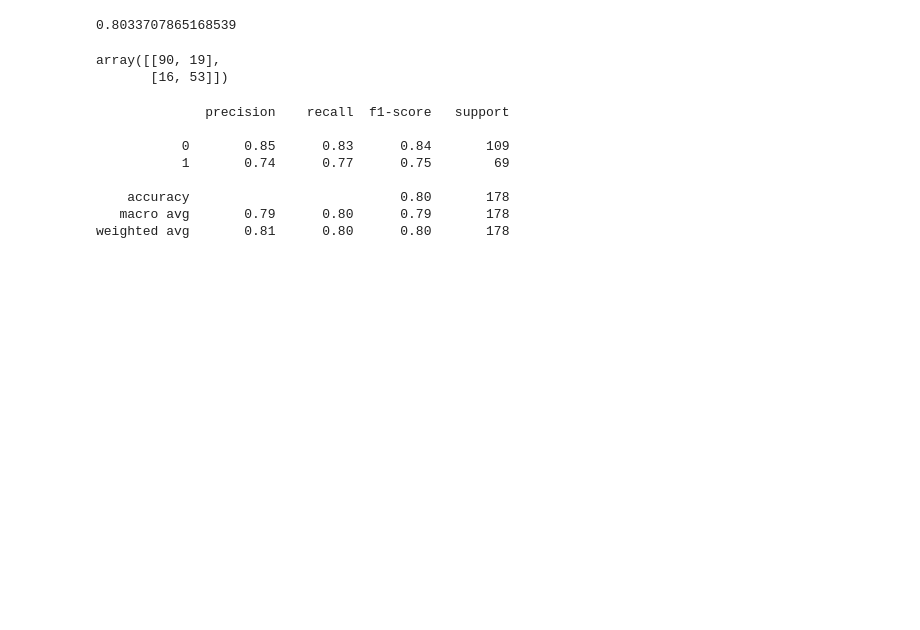
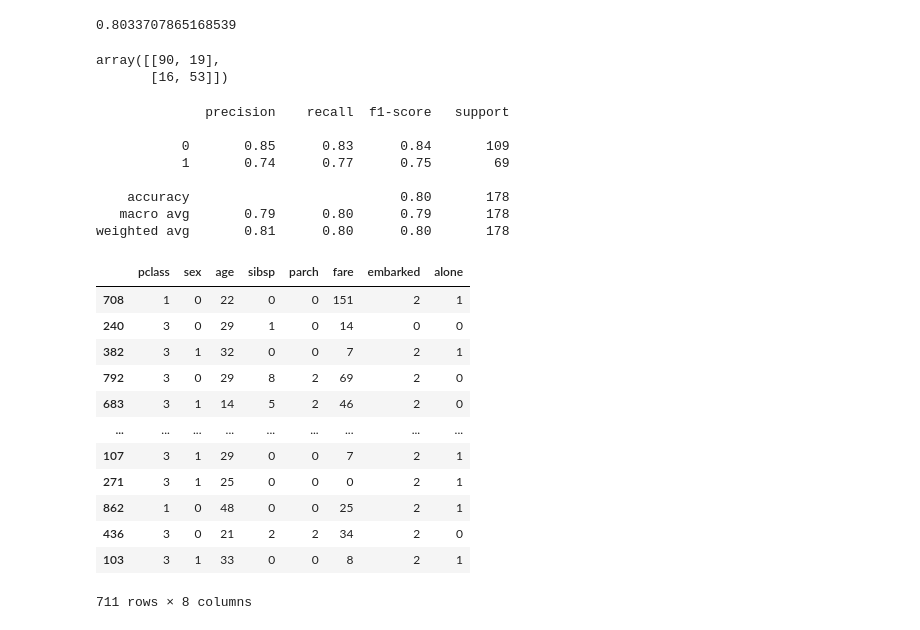
Before and after one commit to agrimasharma00-code/Machine-Learning-, a Jupyter notebook: Titanic_logisticRegression.ipynb, the cells around one changed output. Drawn from its saved outputs; the diff is of its cells as text; code cells hidden in the pictures; blank space fills up the shorter version.

```diff
--- a/Titanic_logisticRegression.ipynb
+++ b/Titanic_logisticRegression.ipynb
@@ -183,3 +183,19 @@ print(classification_report(Y_test,y_pred))
     accuracy                           0.80       178
    macro avg       0.79      0.80      0.79       178
 weighted avg       0.81      0.80      0.80       178
+# %%
+X_train
+# %% [output]
+|  | pclass | sex | age | sibsp | parch | fare | embarked | alone |
+| 708 | 1 | 0 | 22 | 0 | 0 | 151 | 2 | 1 |
+| 240 | 3 | 0 | 29 | 1 | 0 | 14 | 0 | 0 |
+| 382 | 3 | 1 | 32 | 0 | 0 | 7 | 2 | 1 |
+| 792 | 3 | 0 | 29 | 8 | 2 | 69 | 2 | 0 |
+| 683 | 3 | 1 | 14 | 5 | 2 | 46 | 2 | 0 |
+| ... | ... | ... | ... | ... | ... | ... | ... | ... |
+| 107 | 3 | 1 | 29 | 0 | 0 | 7 | 2 | 1 |
+| 271 | 3 | 1 | 25 | 0 | 0 | 0 | 2 | 1 |
+| 862 | 1 | 0 | 48 | 0 | 0 | 25 | 2 | 1 |
+| 436 | 3 | 0 | 21 | 2 | 2 | 34 | 2 | 0 |
+| 103 | 3 | 1 | 33 | 0 | 0 | 8 | 2 | 1 |
+711 rows × 8 columns
```
Also changed, not shown: parts of 10 cells of this notebook.
